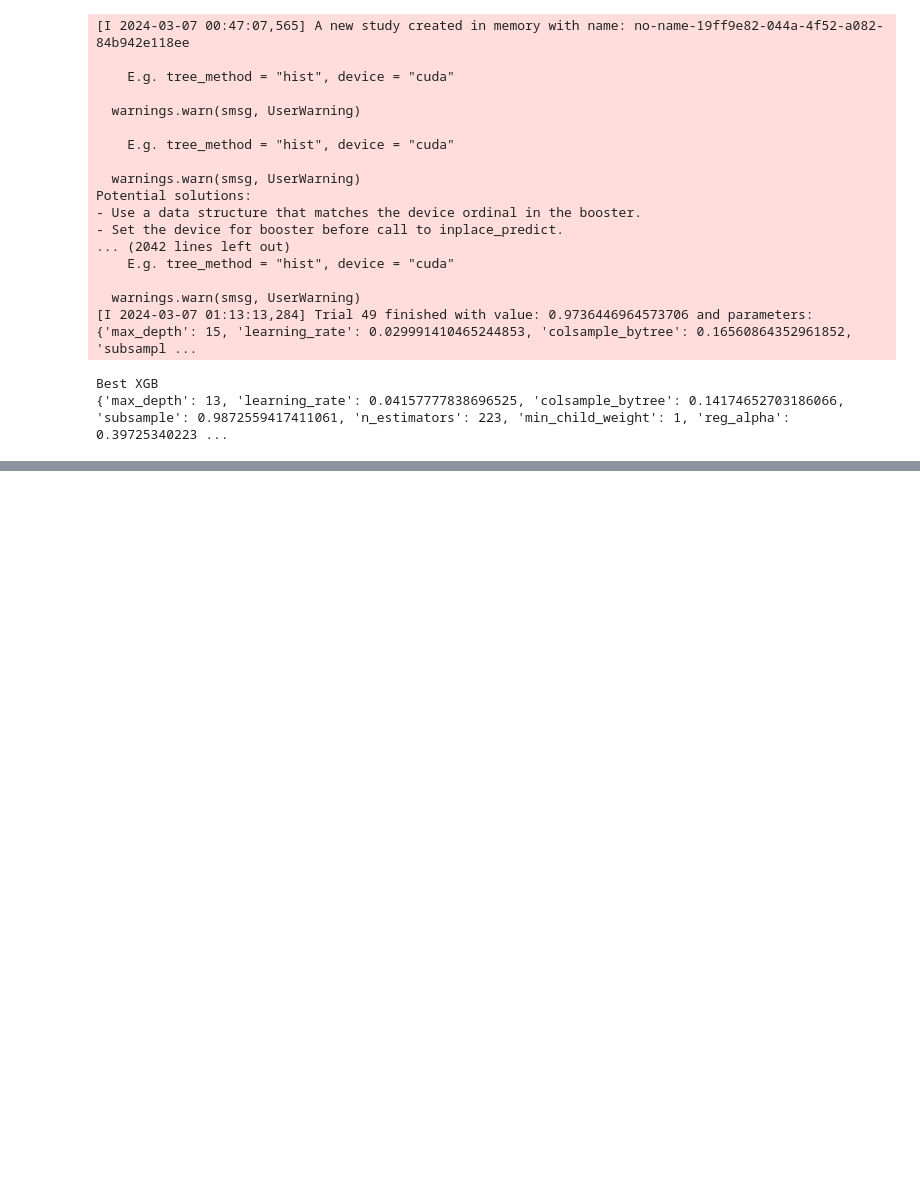
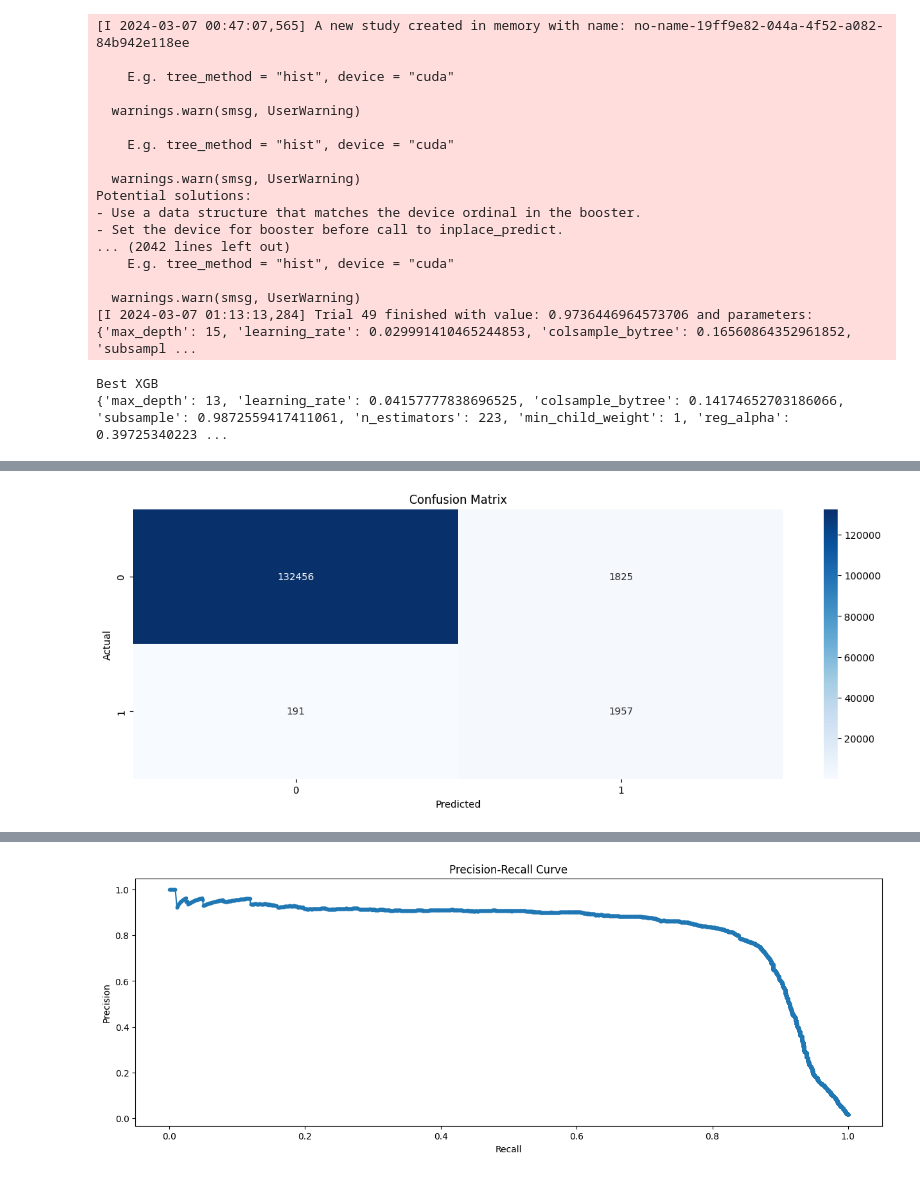
Before and after one commit to JJOL/pfm-pdm-e4, a Jupyter notebook: notebooks/D1-Exploration.ipynb, the cells around one changed output, grey strips where cells are left out. Saved outputs shown, nothing was run; the diff lists cells and outputs as text; code cells hidden in the pictures; blank space fills up the shorter version.

```diff
--- a/notebooks/D1-Exploration.ipynb
+++ b/notebooks/D1-Exploration.ipynb
@@ -598,0 +655,12 @@ Model:  Dataset Ori + train with FE    AUC:  0.9713998152553034
+# %%
+# Train the best LGBM model for X_train and Y_train, with X_test and Y_test
+# give is_unbalance = True to LGBMClassifier and pos_weight of 50
+
+best_LGBM['scale_pos_weight '] = 50
+
+model_lgbm = lgb.LGBMClassifier(**best_LGBM)
+model_lgbm.fit(X_train, Y_train)
+y_pred = model_lgbm.predict(X_test)
+y_pred_proba = model_lgbm.predict_proba(X_test)[:,1]
+auc = roc_auc_score(Y_test, y_pred_proba)
+print(f'AUC: {auc}')
@@ -654,10 +724,3 @@ Potential solutions:
 [I 2024-03-07 01:13:13,284] Trial 49 finished with value: 0.9736446964573706 and parameters: {'max_depth': 15, 'learning_rate': 0.029991410465244853, 'colsample_bytree': 0.16560864352961852, 'subsampl ...
 Best XGB
 {'max_depth': 13, 'learning_rate': 0.04157777838696525, 'colsample_bytree': 0.14174652703186066, 'subsample': 0.9872559417411061, 'n_estimators': 223, 'min_child_weight': 1, 'reg_alpha': 0.39725340223 ...
-# %%
-import xgboost as xgb
-classifier = xgb.XGBClassifier(**best_xgb, n_jobs=4)
-classifier.fit(X_train, y_train)
-
-auc = roc_auc(classifier, X_train, y_train)
-print('XGB AUC:', auc)
@@ -693,0 +759,59 @@ X_test
+# %%
+from sklearn.metrics import confusion_matrix
+
+
+def evaluate_model(model, X_test, Y_test, name: str):
+    print(f'{"Model Evaluation":-^50}')
+    print(f'Model: {name}')
+    print('N: ', X_test.shape[0])
+    print('Positive: ', Y_test.sum())
+    # 1. Get Confusion Matrix
+    predictions = model.predict(X_test)
+    confusion = confusion_matrix(Y_test, predictions)
+    print(f'Confusion Matrix:\n{confusion}')
+
+    # print seaborn heatmap of the confusion matrix
+    sns.heatmap(confusion, annot=True, cmap='Blues', fmt='g')
+    plt.title('Confusion Matrix')
+    plt.xlabel('Predicted')
+    plt.ylabel('Actual')
+    plt.show()
+
+    # 2. Get simple scores: Precision, Accuracy, Recall, F1
+    from sklearn.metrics import precision_score, recall_score, f1_score, accuracy_score
+    precision = precision_score(Y_test, predictions)
+    recall = recall_score(Y_test, predictions)
+    f1 = f1_score(Y_test, predictions)
+    accuracy = accuracy_score(Y_test, predictions)
+    print(f'Precision: {precision:.2f}')
+    print(f'Recall: {recall:.2f}')
+    print(f'Accuracy: {accuracy:.2f}')
+    print(f'F1: {f1:.2f}')
+
+    # 3. Evaluate Precision-Recall Curve for different probability thresholds
+    from sklearn.metrics import precision_recall_curve
+    precision, recall, thresholds = precision_recall_curve(Y_test, model.predict_proba(X_test)[:, 1])
+    # plot on Y precision, on X recall as thresholds change
+    plt.plot(recall, precision, marker='.')
+    plt.title('Precision-Recall Curve')
+    plt.xlabel('Recall')
+    plt.ylabel('Precision')
+    plt.show()
+
+    # 4. Evaluate ROC AUC Curve
+    from sklearn.metrics import roc_curve, roc_auc_score
+    fpr, tpr, thresholds = roc_curve(Y_test, model.predict_proba(X_test)[:, 1])
+    plt.plot(fpr, tpr, marker='.')
+    plt.title('ROC AUC Curve')
+    plt.xlabel('False Positive Rate')
+    plt.ylabel('True Positive Rate')
+    plt.show()
+
+    # 5. Evaluate ROC AUC Score
+    auc = roc_auc_score(Y_test, model.predict_proba(X_test)[:, 1])
+    print(f'ROC AUC: {auc:.2f}')
+
+
+
+evaluate_model(xgb_model, X_train, Y_train, 'XGBoost')
+# %% [output]
@@ -693,0 +825 @@ X_test
+[figure, added]
@@ -693,0 +830 @@ X_test
+[figure, added]
```
Also changed, not shown: parts of 27 cells of this notebook, 4 other files.
